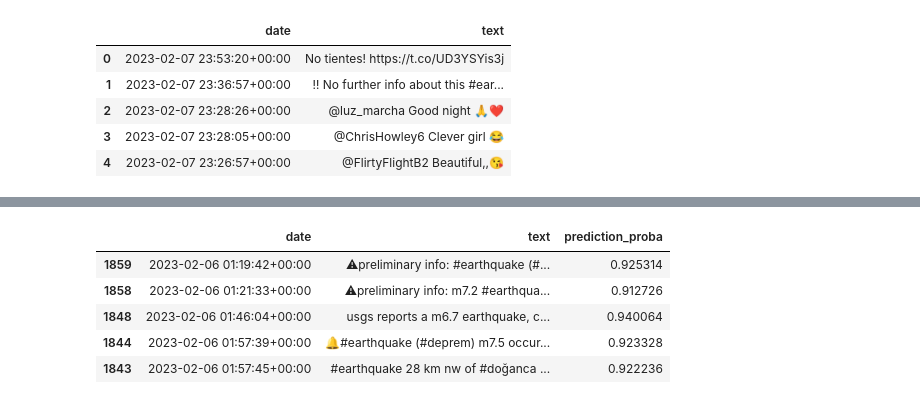
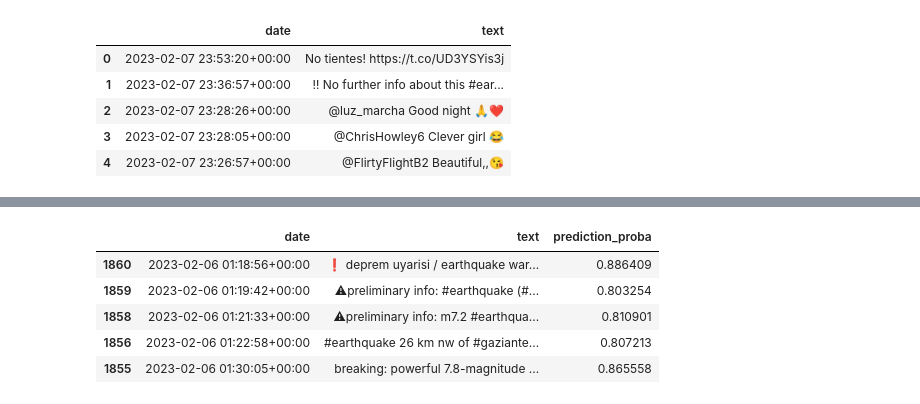
Before and after one commit to guidesify/DataSci_Crisis, a Jupyter notebook: dashboard_idea.ipynb, the cells around one changed output, grey strips where cells are left out. Cells and saved outputs as stored; diff of their text form; code cells hidden in the pictures.

```diff
--- a/dashboard_idea.ipynb
+++ b/dashboard_idea.ipynb
@@ -80,12 +84,14 @@ df['stop_word_count'] = df['text'].apply(lambda x: len([w for w in str(x).lower(
 df['mean_word_length'] = df['text'].apply(lambda x: np.mean([len(w) for w in str(x).split()]))
 df['char_count'] = df['text'].apply(lambda x: len(str(x)))
 df['punctuation_count'] = df['text'].apply(lambda x: len([c for c in str(x) if c in string.punctuation]))
-df['url_count'] = df['text'].apply(lambda x: len([w for w in str(x).lower().split() if 'http' in w or 'https' in w]))
-df['hashtag_count'] = df['text'].apply(lambda x: len([c for c in str(x) if c == '#']))
-df['mention_count'] = df['text'].apply(lambda x: len([c for c in str(x) if c == '@']))
 
 # Do a brief cleaning of the data
 df['text'] = [re.sub('\s+', ' ', x) for x in df['text']] # This removes all extra spaces
 df['text'] = [x.lower() for x in df['text']] # lowercase
+
+# Combine correlated features
+df['word_unique_ratio'] = df['unique_word_count'] / df['word_count']
+df.drop(['word_count', 'unique_word_count'], axis=1, inplace=True)
+
 df.head()
 # %% [output]
@@ -100,8 +106,8 @@ df.head()
 model = pickle.load(open('stacking_model.sav', 'rb'))
 # %%
 # Define X
-meta_features = ['word_count', 'unique_word_count', 'stop_word_count', 'mean_word_length', 'char_count', 'punctuation_count', 'url_count', 'hashtag_count', 'mention_count']
-X = df[['text'] + meta_features]
+features = df.drop('date', axis=1).columns
+X = df[features]
 
 # Predict positive or negative label
 y_pred = model.predict(X)
@@ -138,7 +144,7 @@ plt.show()
 df['prediction_proba'] = model.predict_proba(X)[:,1]
 # Priority are those above 0.911
 
-df['priority'] = df['prediction_proba'].apply(lambda x: 1 if x > 0.911 else 0)
+df['priority'] = df['prediction_proba'].apply(lambda x: 1 if x > 0.80 else 0)
 # %%
 # Plot the same seaborn but with priority tweets
 plt.figure(figsize=(20,10))
@@ -171,11 +177,11 @@ fig.update_traces(hovertemplate='Date: %{x}<br>Number of flagged tweets: %{y}')
 fig.show()
 # %%
 # Show the earliest 5 priority tweets without the meta_features
-df[df['priority'] == 1].drop(meta_features+['date_hour','priority','prediction'], axis=1).sort_values('date').head()
+df[df['priority'] == 1].drop(list(features.drop('text')) + ['prediction', 'date_hour', 'priority'], axis=1).sort_values('date').head()
 # %% [output]
 |  | date | text | prediction_proba |
-| 1859 | 2023-02-06 01:19:42+00:00 | ⚠preliminary info: #earthquake (#... | 0.925314 |
-| 1858 | 2023-02-06 01:21:33+00:00 | ⚠preliminary info: m7.2 #earthqua... | 0.912726 |
-| 1848 | 2023-02-06 01:46:04+00:00 | usgs reports a m6.7 earthquake, c... | 0.940064 |
-| 1844 | 2023-02-06 01:57:39+00:00 | 🔔#earthquake (#deprem) m7.5 occur... | 0.923328 |
-| 1843 | 2023-02-06 01:57:45+00:00 | #earthquake 28 km nw of #doğanca ... | 0.922236 |
+| 1860 | 2023-02-06 01:18:56+00:00 | ❗ deprem uyarisi / earthquake war... | 0.886409 |
+| 1859 | 2023-02-06 01:19:42+00:00 | ⚠preliminary info: #earthquake (#... | 0.803254 |
+| 1858 | 2023-02-06 01:21:33+00:00 | ⚠preliminary info: m7.2 #earthqua... | 0.810901 |
+| 1856 | 2023-02-06 01:22:58+00:00 | #earthquake 26 km nw of #gaziante... | 0.807213 |
+| 1855 | 2023-02-06 01:30:05+00:00 | breaking: powerful 7.8-magnitude ... | 0.865558 |
```
Also changed, not shown: parts of 5 cells of this notebook, 2 other files.
